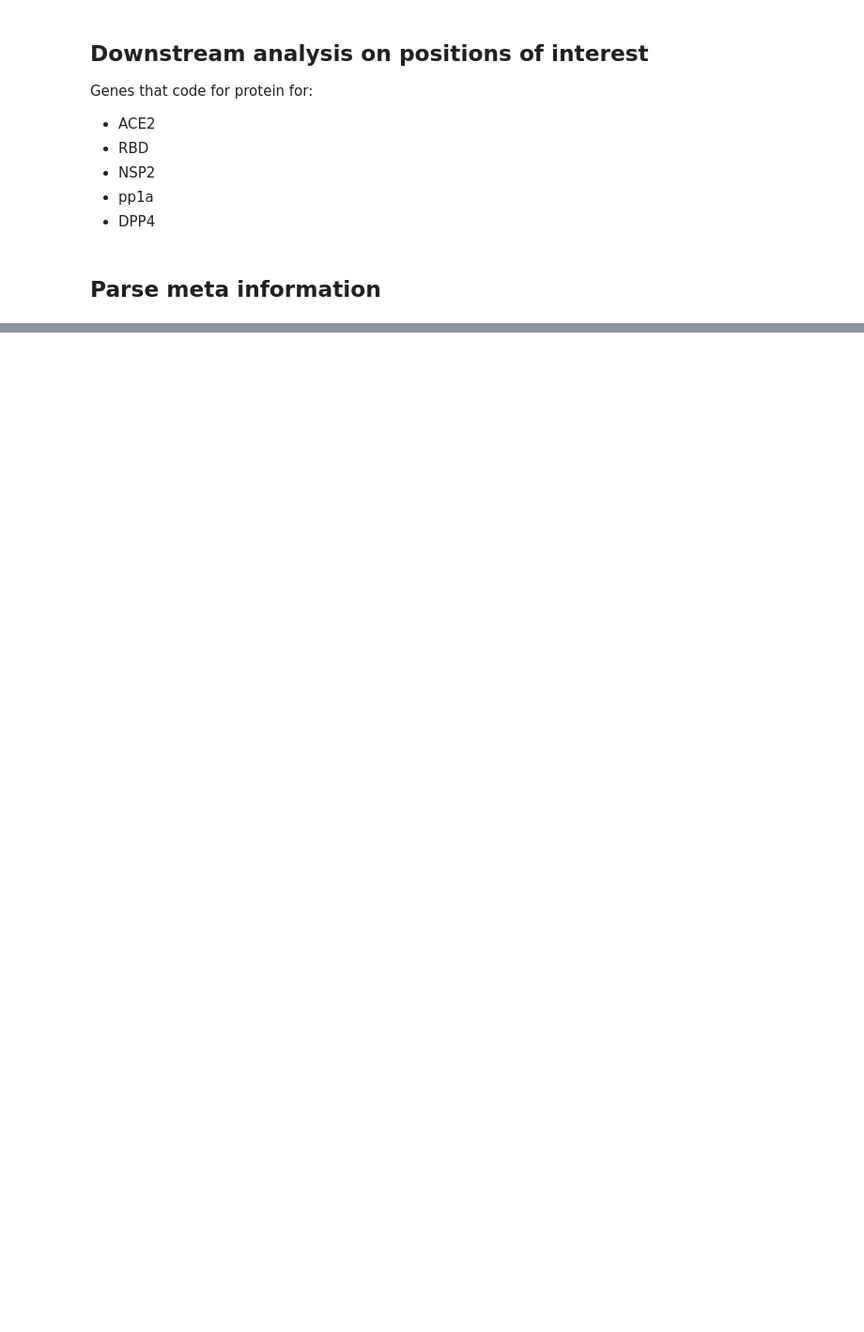
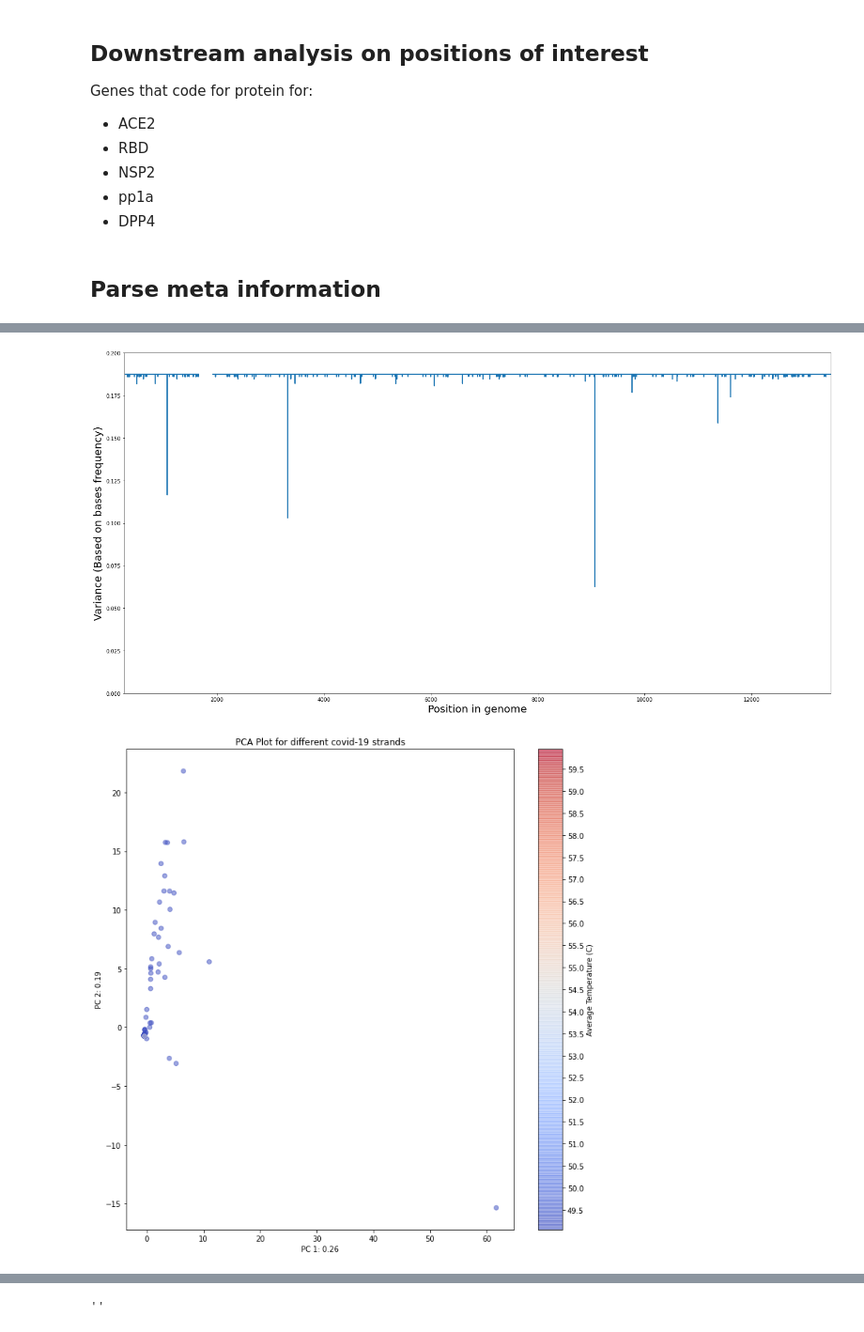
Before and after one commit to DaveIstanto/CPSC567_COVID, a Jupyter notebook: scripts/Coronavirus Project.ipynb, the cells around one changed output, grey strips where cells are left out. Shown: that part at 94% size. Cells and saved outputs as stored; diff of their text form; code cells hidden in the pictures; blank space fills up the shorter version.

```diff
--- a/scripts/Coronavirus Project.ipynb
+++ b/scripts/Coronavirus Project.ipynb
@@ -252,17 +215,14 @@ def conduct_pca_on_dosage_matrix(input_dosage):
     PCs = pca.fit_transform(input_dosage)
 
     # Get PC1 and PC2 matrix
-    return PCs
+    return PCs, pca.explained_variance_ratio_
 
 def conduct_pca_on_ohe_tensor(input_tensor):
     # Conduct PCA
     pca = PCA(n_components=2)
     PCs = pca.fit_transform(input_tensor)
-
+    print(pca.explained_variance_)
     # Get PC1 and PC2 matrix
-    return PCs
-
-pca_test_dosage = conduct_pca_on_dosage_matrix(test_dosage)
-pca_test_ohe = conduct_pca_on_ohe_tensor(test_ohe.reshape((test_ohe.shape[0], test_ohe.shape[1]*test_ohe.shape[2]))) # Flatten one hot encoded
+    return PCs, pca.explained_variance_
 # %% [markdown]
 ## Parse meta information
@@ -325,0 +309,10 @@ plot_pca_by_region(pca_test_dosage)
+# %%
+def pca_pipeline(start, end, ths):
+    # Generate PCA based on dosage
+    dosage = get_dosage_matrix_interesting_regions(start, end, ths)
+    pcs, pca_explained_var = conduct_pca_on_dosage_matrix(dosage)
+
+    # Generate image
+#     plot_pca_by_region(pcs, pca_explained_var)
+    plot_pca_by_temperature(pcs, pca_explained_var)
+    return pcs
@@ -325,0 +382,16 @@ plot_pca_by_region(pca_test_dosage)
+# %%
+for i in range(len(roi)):
+    start = roi.loc[i, 'start']
+    end = roi.loc[i, 'end']
+
+    visualize_var(var_aligned, start, end)
+    pca_pipeline(start, end, 1)
+
+
+visualize_var(var_aligned, 1, len(aligned_ref))
+pca_pipeline(1, len(aligned_ref), 1)
+
+''
+# %% [output]
+[figure, added]
+[figure, added]
@@ -325,0 +408 @@ plot_pca_by_region(pca_test_dosage)
+''
```
Also changed, not shown: parts of 23 cells of this notebook, 20 other files.
